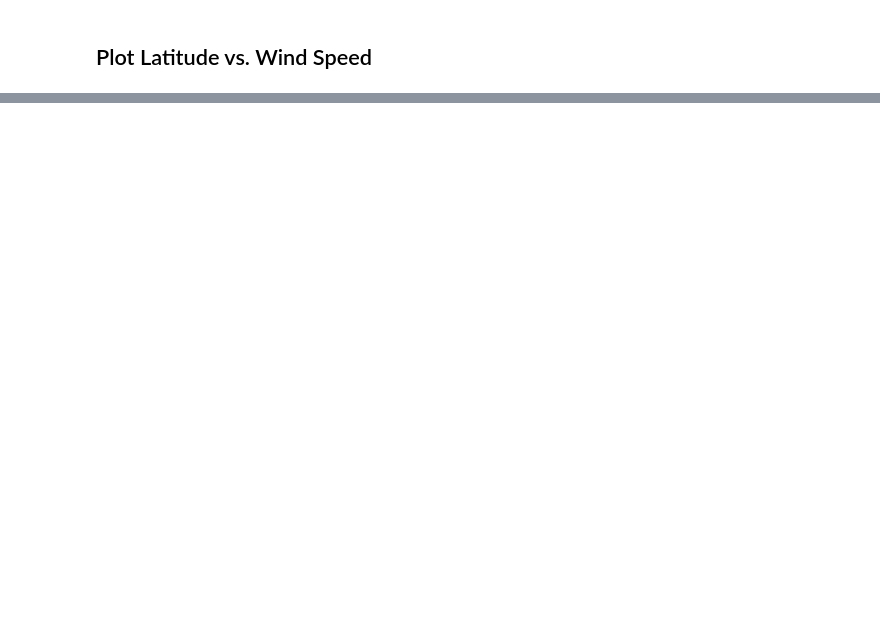
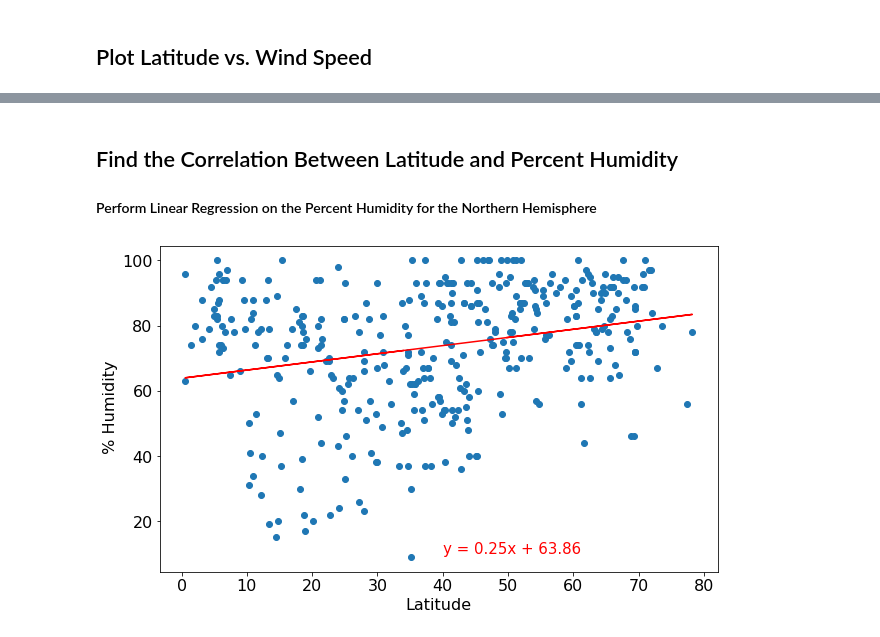
Before and after one commit to aodoming/World_Weather_Analysis_ADominguez, a Jupyter notebook: WeatherPy.ipynb, the cells around one changed output, grey strips where cells are left out. Saved outputs shown, nothing was run; the diff lists cells and outputs as text; code cells hidden in the pictures; blank space fills up the shorter version.

```diff
--- a/WeatherPy.ipynb
+++ b/WeatherPy.ipynb
@@ -341,0 +505,18 @@ plt.show()
+# %% [markdown]
+
+## Find the Correlation Between Latitude and Percent Humidity
+
+
+#### Perform Linear Regression on the Percent Humidity for the Northern Hemisphere
+# %%
+# Set the x values equal to the latitude column and the y values equal to the percent humidity column
+# from the northern_hemi_df DataFrame.
+
+# Linear regression on the Northern Hemisphere
+x_values = northern_hemi_df["Lat"]
+y_values = northern_hemi_df["Humidity"]
+# Call the function.
+plot_linear_regression(x_values, y_values,
+                       'Linear Regression on the Northern Hemisphere for Percent Humidity', ' % Humidity',(40,10))
+# %% [output]
+[figure, added]
```
Also changed, not shown: parts of 35 cells of this notebook.
